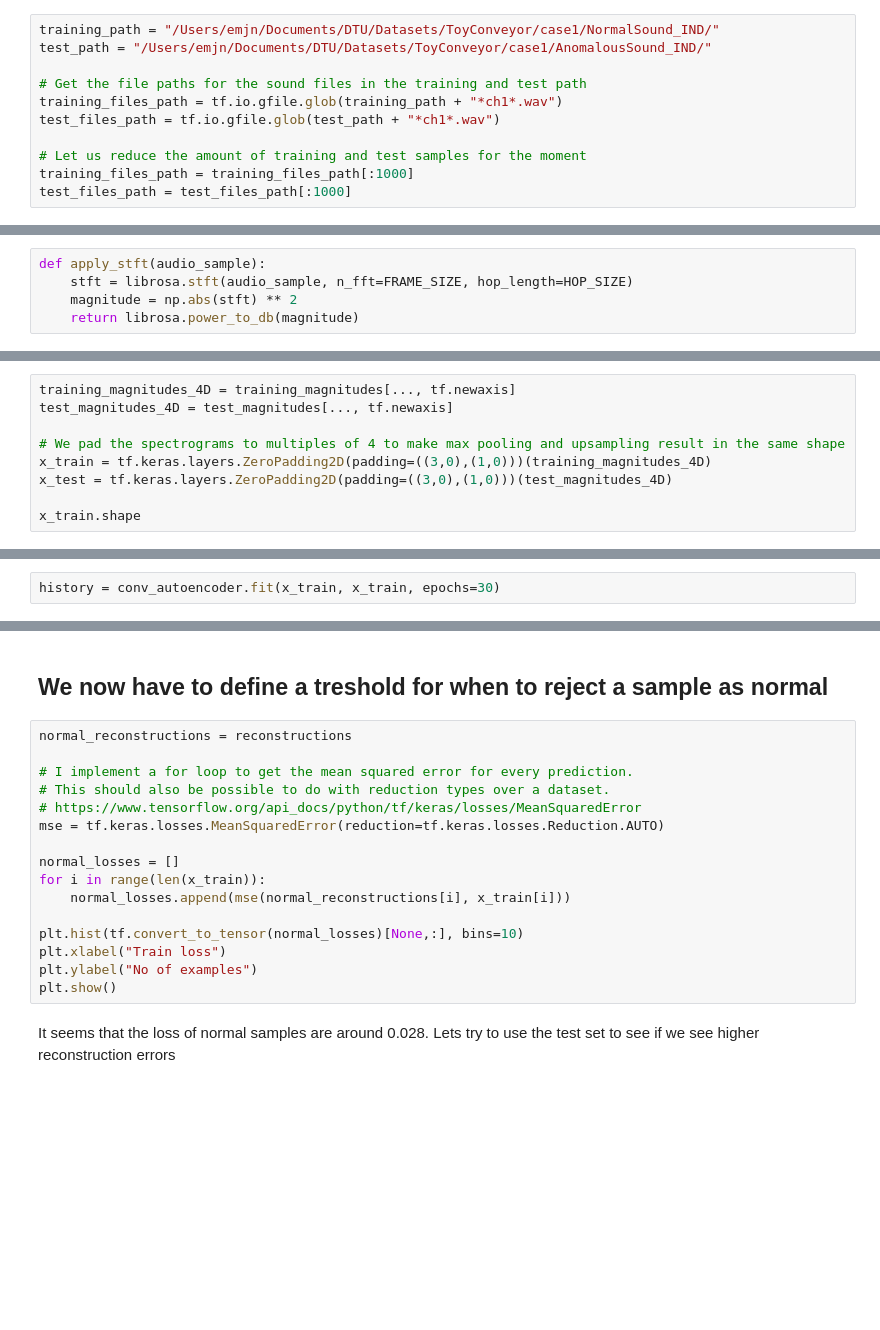
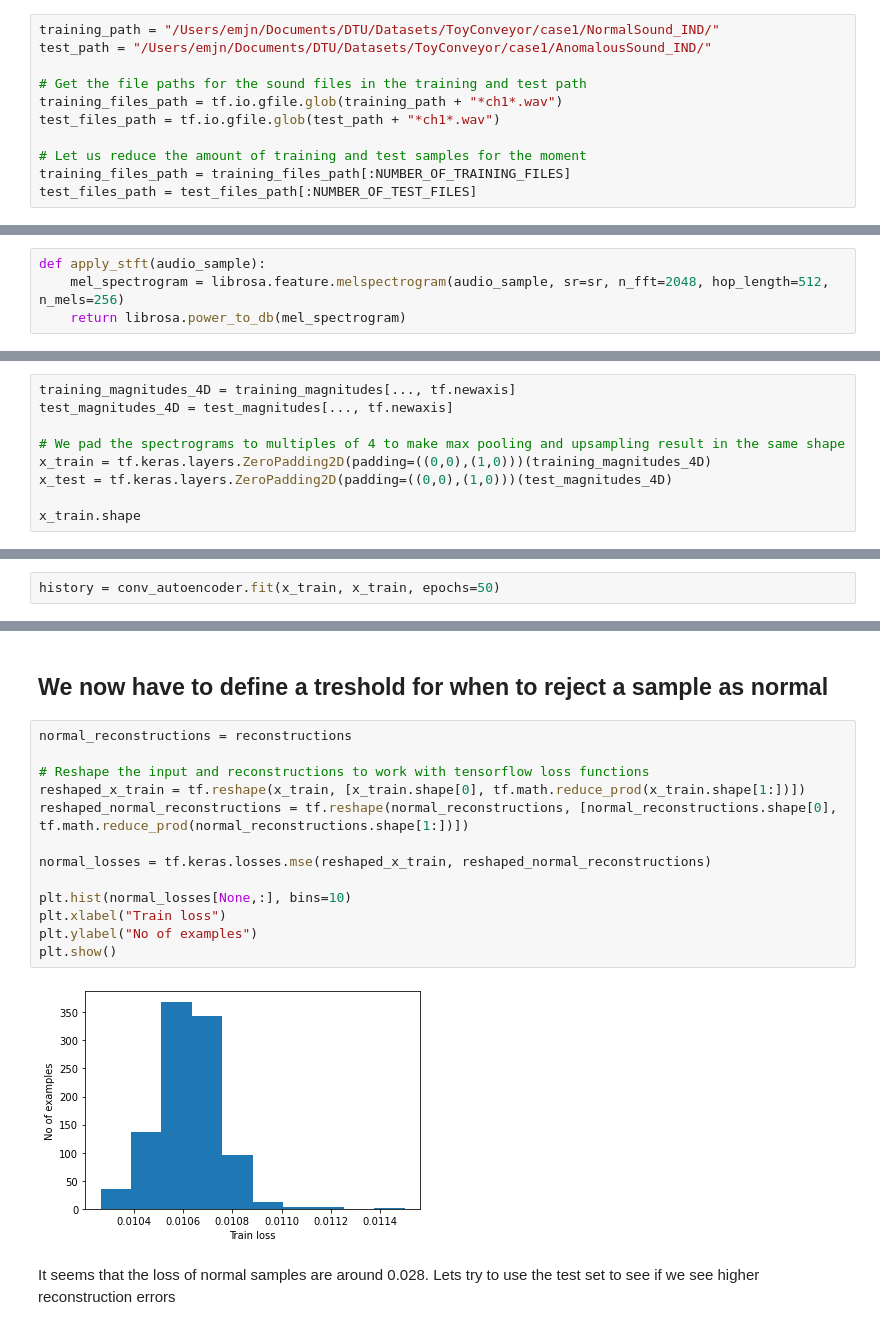
Before and after one commit to Ekhao/ToyADMOSTinyAutoencoder, a Jupyter notebook: TinyMLAutoencoderForToyADMOS.ipynb, the cells around one changed output, grey strips where cells are left out. Drawn from its saved outputs; the diff is of its cells as text; blank space fills up the shorter version.

Commit message:
use mel spectrograms instead of spectrograms and use tf functions to compute the loss

```diff
--- a/TinyMLAutoencoderForToyADMOS.ipynb
+++ b/TinyMLAutoencoderForToyADMOS.ipynb
@@ -20,8 +24,8 @@ training_files_path = tf.io.gfile.glob(training_path + "*ch1*.wav")
 test_files_path = tf.io.gfile.glob(test_path + "*ch1*.wav")
 
 # Let us reduce the amount of training and test samples for the moment
-training_files_path = training_files_path[:1000]
-test_files_path = test_files_path[:1000]
+training_files_path = training_files_path[:NUMBER_OF_TRAINING_FILES]
+test_files_path = test_files_path[:NUMBER_OF_TEST_FILES]
 # %%
 # This is very slow, maybe it could be optimized
 training_audio = []
@@ -43,9 +47,8 @@ FRAME_SIZE = 2048
 HOP_SIZE = 512
 # %%
 def apply_stft(audio_sample):
-    stft = librosa.stft(audio_sample, n_fft=FRAME_SIZE, hop_length=HOP_SIZE)
-    magnitude = np.abs(stft) ** 2
-    return librosa.power_to_db(magnitude)
+    mel_spectrogram = librosa.feature.melspectrogram(audio_sample, sr=sr, n_fft=2048, hop_length=512, n_mels=256)
+    return librosa.power_to_db(mel_spectrogram)
 # %%
 training_magnitudes = []
 test_magnitudes = []
@@ -75,7 +83,7 @@ training_magnitudes_4D = training_magnitudes[..., tf.newaxis]
 test_magnitudes_4D = test_magnitudes[..., tf.newaxis]
 
 # We pad the spectrograms to multiples of 4 to make max pooling and upsampling result in the same shape
-x_train = tf.keras.layers.ZeroPadding2D(padding=((3,0),(1,0)))(training_magnitudes_4D)
-x_test = tf.keras.layers.ZeroPadding2D(padding=((3,0),(1,0)))(test_magnitudes_4D)
+x_train = tf.keras.layers.ZeroPadding2D(padding=((0,0),(1,0)))(training_magnitudes_4D)
+x_test = tf.keras.layers.ZeroPadding2D(padding=((0,0),(1,0)))(test_magnitudes_4D)
 
 x_train.shape
@@ -127,4 +181,4 @@ conv_autoencoder = tf.keras.Model(inputs=encoder.input, outputs=decoder(encoder.
 # %%
 conv_autoencoder.compile(optimizer=tf.keras.optimizers.Adam(), loss=tf.keras.losses.MeanSquaredError())
 # %%
-history = conv_autoencoder.fit(x_train, x_train, epochs=30)
+history = conv_autoencoder.fit(x_train, x_train, epochs=50)
@@ -162,19 +256,18 @@ plt.colorbar(format="%+2.f")
 # %%
 normal_reconstructions = reconstructions
 
-# I implement a for loop to get the mean squared error for every prediction.
-# This should also be possible to do with reduction types over a dataset.
-# https://www.tensorflow.org/api_docs/python/tf/keras/losses/MeanSquaredError
-mse = tf.keras.losses.MeanSquaredError(reduction=tf.keras.losses.Reduction.AUTO)
+# Reshape the input and reconstructions to work with tensorflow loss functions
+reshaped_x_train = tf.reshape(x_train, [x_train.shape[0], tf.math.reduce_prod(x_train.shape[1:])])
+reshaped_normal_reconstructions = tf.reshape(normal_reconstructions, [normal_reconstructions.shape[0], tf.math.reduce_prod(normal_reconstructions.shape[1:])])
 
-normal_losses = []
-for i in range(len(x_train)):
-    normal_losses.append(mse(normal_reconstructions[i], x_train[i]))
+normal_losses = tf.keras.losses.mse(reshaped_x_train, reshaped_normal_reconstructions)
 
-plt.hist(tf.convert_to_tensor(normal_losses)[None,:], bins=10)
+plt.hist(normal_losses[None,:], bins=10)
 plt.xlabel("Train loss")
 plt.ylabel("No of examples")
 plt.show()
+# %% [output]
+[figure, added]
 # %% [markdown]
 It seems that the loss of normal samples are around 0.028. Lets try to use the test set to see if we see higher reconstruction errors
 # %%
```
Also changed, not shown: parts of 23 cells of this notebook.
